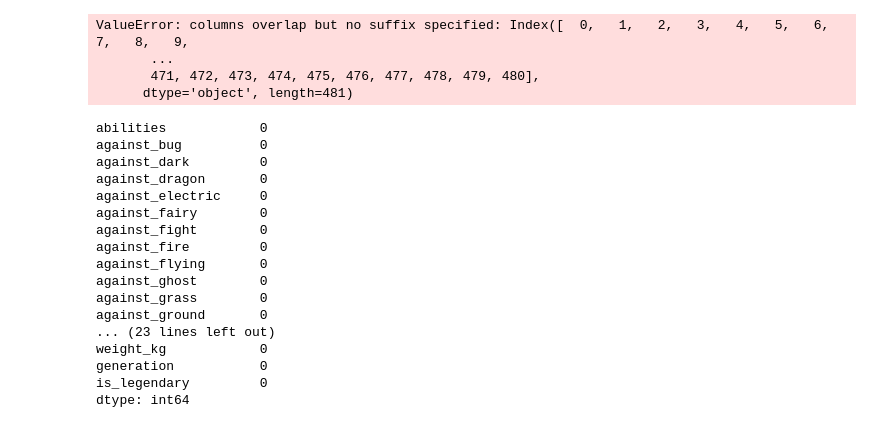
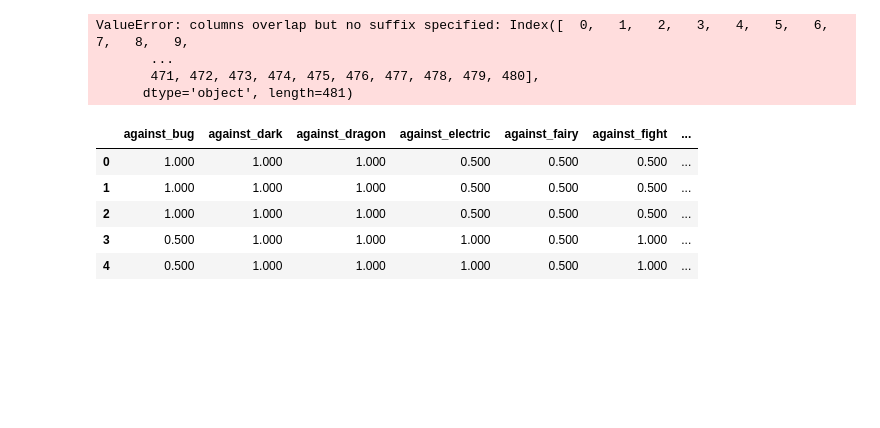
Before and after one commit to elblogbruno/APC-GPA101-0830, a Jupyter notebook: Pràctica2/ApartatA.ipynb, the cells around one changed output. Drawn from its saved outputs; the diff is of its cells as text; code cells hidden in the pictures; blank space fills up the shorter version.

```diff
--- a/Pràctica2/ApartatA.ipynb
+++ b/Pràctica2/ApartatA.ipynb
@@ -189,48 +189,62 @@ dataset = load_dataset('pokemon.csv')
 
 #Error en linia 773. Parametres no valids
 dataset = dataset.drop(index=773, axis=0)
 
 # Feature Selection : Elimianció atributs que no aporten informació
 dataset = dataset.drop(['japanese_name', 'name', 'pokedex_number'], axis=1)
 
 # Eliminació de classification, doncs és un atribut que expressa si és legendary o no i aquest és el nostre objectiu a determinar
 dataset = dataset.drop(['classfication'], axis=1)
 
 # Eliminació atribut que complica el nostre model
 # Null en aquesta linia convertir-ho en un tipus que no te
 dataset = dataset.drop(['type2'], axis=1)
 
 # Tractament valors NULLS -> Aplicarem mètode de la mitjana
 dataset = clean_dataset(dataset, type='mean')
 
 # Codificació dels atributs categòrics amb mètode OneHotEncoder:
 
 # Declarem encoder tipus OneHotEncoder
 enc = OneHotEncoder(handle_unknown='ignore')
 # Declarem Dataframe auxiliar amb les noves columnes
-enc_df = pd.DataFrame(enc.fit_transform(dataset[['type1']]).toarray())
+llista_tipus_1 = dataset['type1'].unique()
+
+enc_df = pd.DataFrame(enc.fit_transform(dataset[['type1']]).toarray(), columns=['type1_' + str(i) for i in llista_tipus_1])
 # Ajuntem al dataframe original amb el dataframe auxiliar
 dataset= dataset.join(enc_df)
 dataset = dataset.drop(['type1'], axis=1)
 
 #Categoritzar Type2
 
 #Categoritzar Abilities
+# conver abilities array of arrays to single array
+import ast
+ab = dataset['abilities'].to_numpy()
+a = []
+for row in ab:
+    row = ast.literal_eval(row)
+    a.append(row)
+
+a = np.array(a).flatten()
+
+flat_list = [item for sublist in a for item in sublist]
+
+abilitats_uniques = np.unique(flat_list).reshape(-1,1)
+
+# Declarem encoder tipus OneHotEncoder
+enc = OneHotEncoder(handle_unknown='ignore')
+# Declarem Dataframe auxiliar amb les noves columnes
+enc_df = pd.DataFrame(enc.fit_transform(abilitats_uniques).toarray(), columns=['abilities_' + str(i[0]) for i in abilitats_uniques])
+# Ajuntem al dataframe original amb el dataframe auxiliar
+dataset = dataset.join(enc_df)
+dataset = dataset.drop(['abilities'], axis=1)
+
+dataset.head()
 # %% [output]
-abilities            0
-against_bug          0
-against_dark         0
-against_dragon       0
-against_electric     0
-against_fairy        0
-against_fight        0
-against_fire         0
-against_flying       0
-against_ghost        0
-against_grass        0
-against_ground       0
-... (23 lines left out)
-weight_kg            0
-generation           0
-is_legendary         0
-dtype: int64
+|  | against_bug | against_dark | against_dragon | against_electric | against_fairy | against_fight | ... |
+| 0 | 1.000 | 1.000 | 1.000 | 0.500 | 0.500 | 0.500 | ... |
+| 1 | 1.000 | 1.000 | 1.000 | 0.500 | 0.500 | 0.500 | ... |
+| 2 | 1.000 | 1.000 | 1.000 | 0.500 | 0.500 | 0.500 | ... |
+| 3 | 0.500 | 1.000 | 1.000 | 1.000 | 0.500 | 1.000 | ... |
+| 4 | 0.500 | 1.000 | 1.000 | 1.000 | 0.500 | 1.000 | ... |
```
